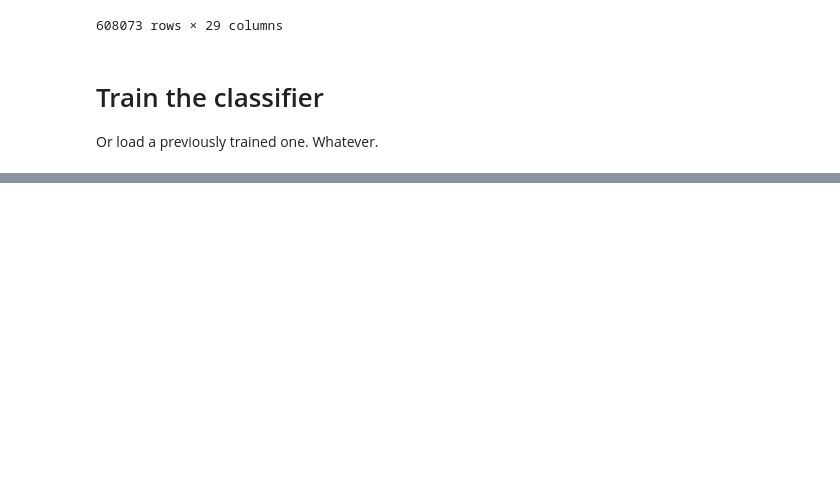
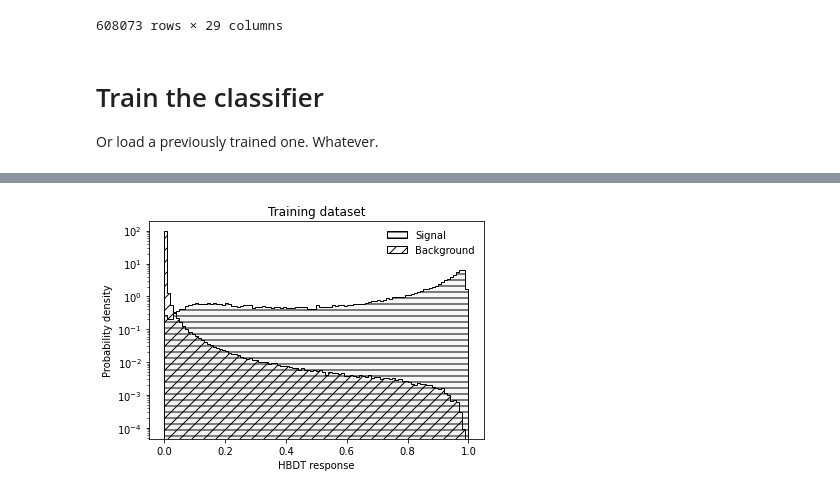
Before and after one commit to alatios/lb2jpsil_classifier-studies, a Jupyter notebook: 20_HBDT/21_train_and_evaluate_HBDT.ipynb, the cells around one changed output, grey strips where cells are left out. Saved outputs shown, nothing was run; the diff lists cells and outputs as text; code cells hidden in the pictures; blank space fills up the shorter version.

```diff
--- a/20_HBDT/21_train_and_evaluate_HBDT.ipynb
+++ b/20_HBDT/21_train_and_evaluate_HBDT.ipynb
@@ -169,0 +353,13 @@ KeyboardInterrupt:
+# %%
+df_train_model_response = pd.DataFrame({'predicted' : Y_train_proba_predicted, 'class' : Y_train, 'dataset': 'train'})
+df_test_model_response = pd.DataFrame({'predicted' : Y_test_proba_predicted, 'class' : Y_test, 'dataset': 'test'})
+
+df_model_response = pd.concat([df_train_model_response, df_test_model_response], ignore_index=True)
+
+del(df_train_model_response)
+del(df_test_model_response)
+# %%
+is_training = df_model_response['dataset'] == 'train'
+is_test = df_model_response['dataset'] == 'test'
+is_signal = df_model_response['class'] == 1
+is_bkg = df_model_response['class'] == 0
@@ -169,0 +433,11 @@ KeyboardInterrupt:
+# %%
+plot_compared_responses(
+    label_1='Signal',
+    label_2='Background',
+    title='Training dataset',
+    common_selection=is_training,
+    selection_1=is_signal,
+    selection_2=is_bkg
+)
+# %% [output]
+[figure, added]
```
Also changed, not shown: parts of 31 cells of this notebook.
